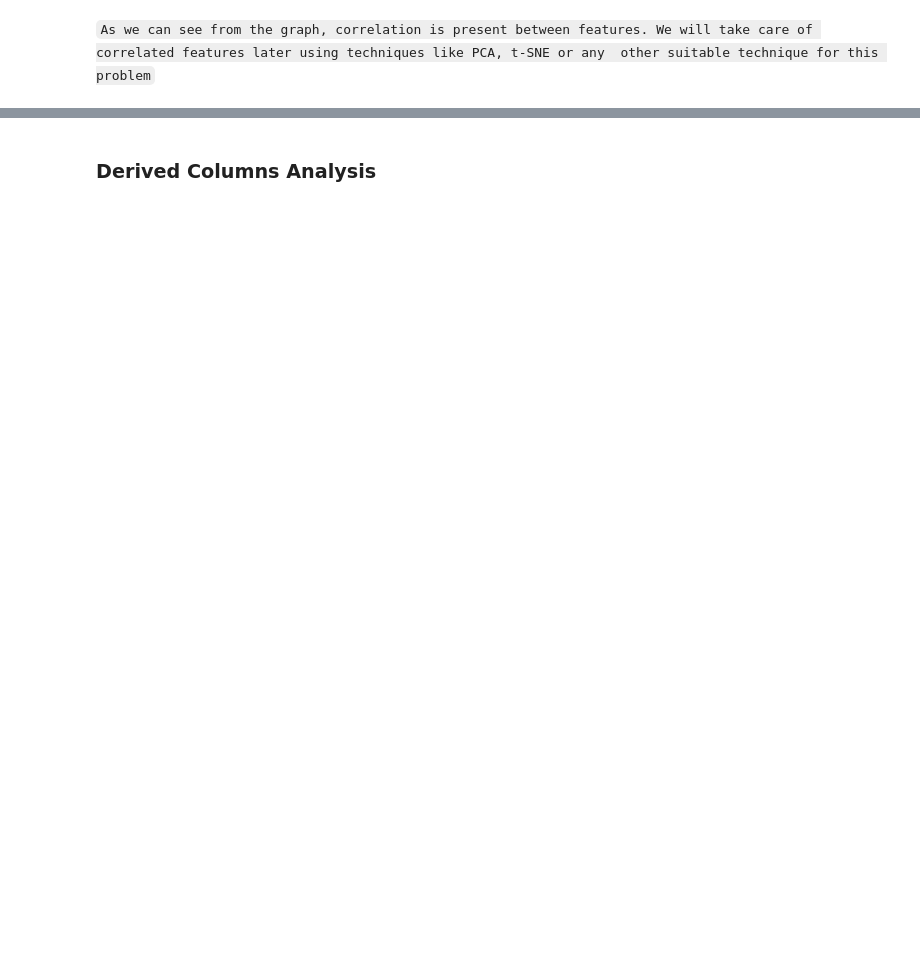
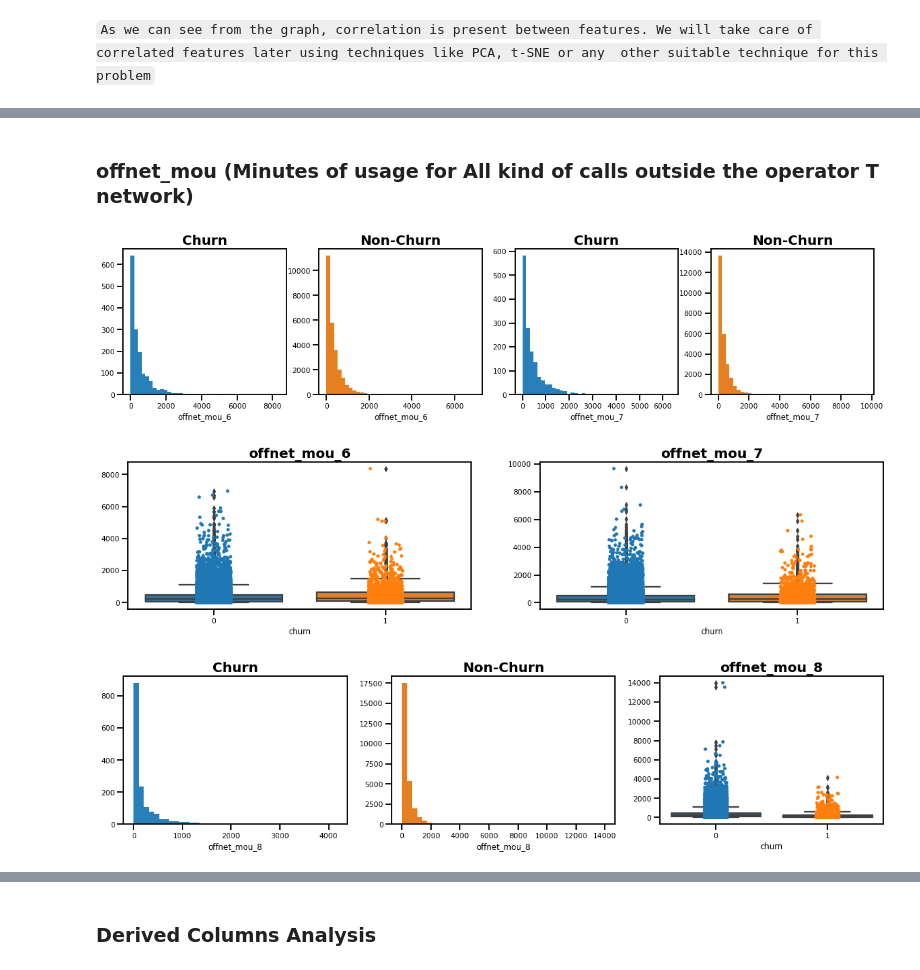
Before and after one commit to nveenkumr/TelecomChurn-ML, a Jupyter notebook: TelecomChurn-MLCaseStudy.ipynb, the cells around one changed output, grey strips where cells are left out. Drawn from its saved outputs; the diff is of its cells as text; code cells hidden in the pictures; blank space fills up the shorter version.

```diff
--- a/TelecomChurn-MLCaseStudy.ipynb
+++ b/TelecomChurn-MLCaseStudy.ipynb
@@ -381,0 +416,8 @@ memory usage: 34.7+ MB
+# %% [markdown]
+### offnet_mou (Minutes of usage for All kind of calls outside the operator T network)
+# %%
+dist_box_plot(telecom,'offnet_mou_6','offnet_mou_7','offnet_mou_8')
+# %% [output]
+[figure, added]
+[figure, added]
+[figure, added]
```
Also changed, not shown: parts of 54 cells of this notebook.
